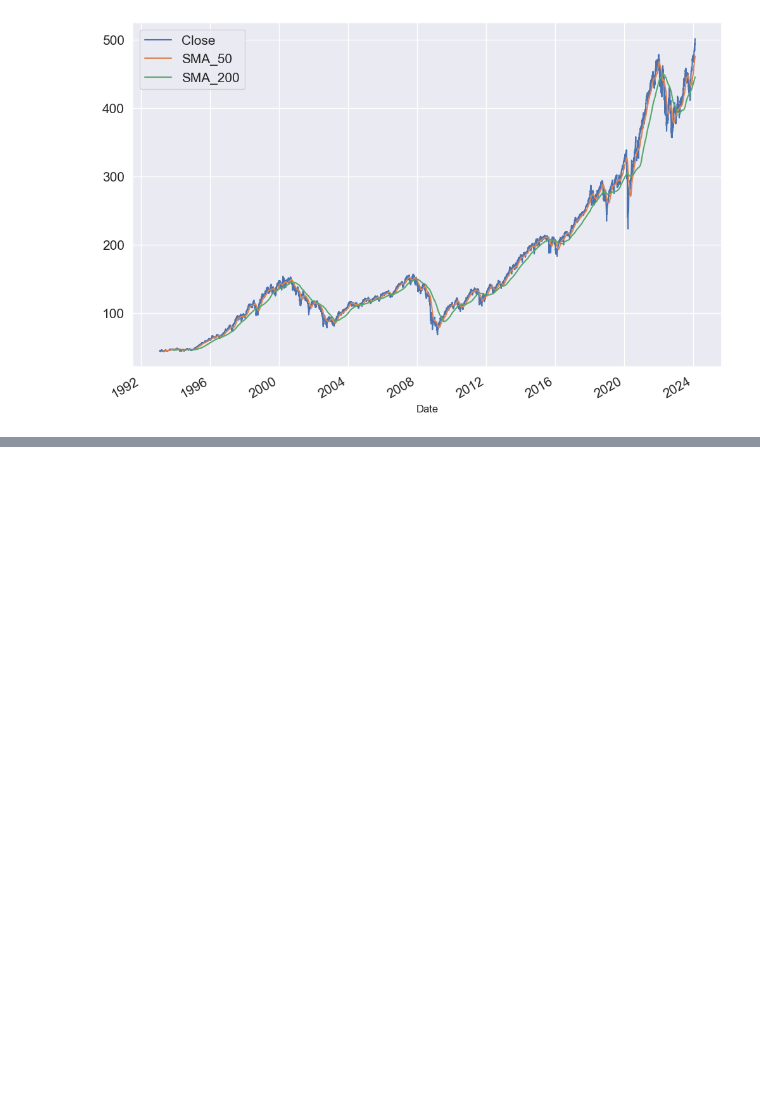
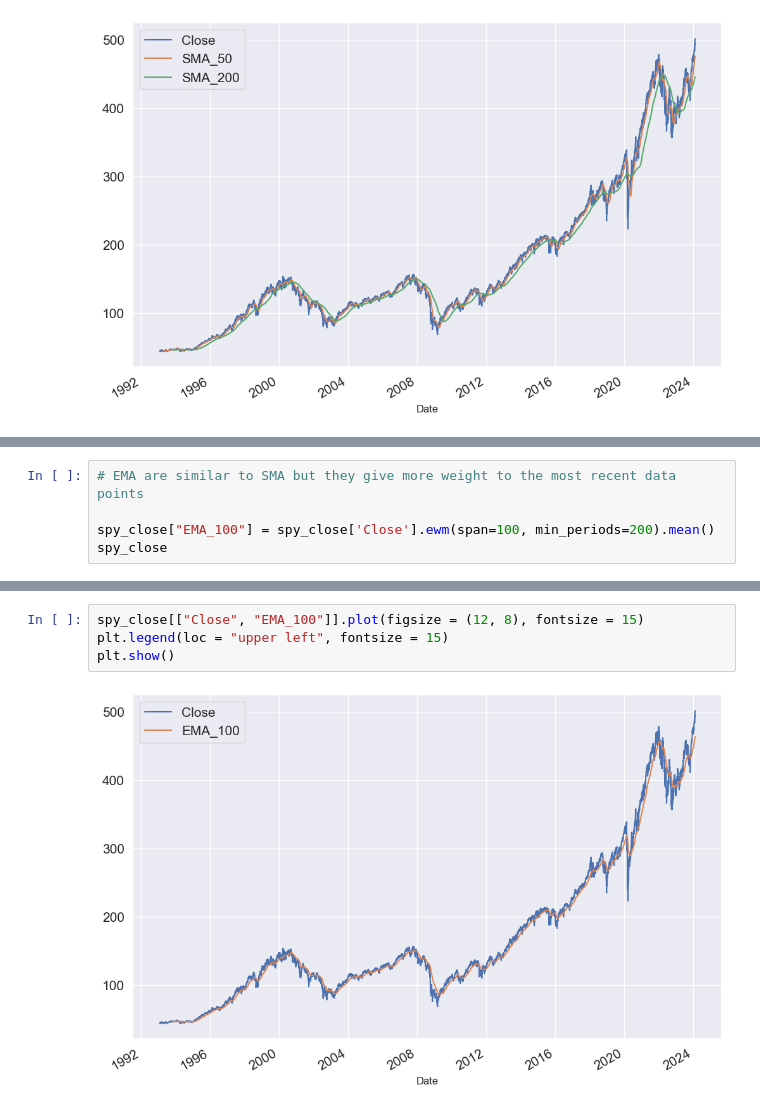
Before and after one commit to Haritosh98/QuantProgram-Python-Algorithmic-Trading, a Jupyter notebook: notebooks/chapter_3_simple_moving_average.ipynb, the cells around one changed output, grey strips where cells are left out. Saved outputs shown, nothing was run; the diff lists cells and outputs as text; blank space fills up the shorter version.

```diff
--- a/notebooks/chapter_3_simple_moving_average.ipynb
+++ b/notebooks/chapter_3_simple_moving_average.ipynb
@@ -271,0 +384,5 @@ plt.show()
+# %%
+# EMA are similar to SMA but they give more weight to the most recent data points
+
+spy_close["EMA_100"] = spy_close['Close'].ewm(span=100, min_periods=200).mean()
+spy_close
@@ -271,0 +404,6 @@ plt.show()
+# %%
+spy_close[["Close", "EMA_100"]].plot(figsize = (12, 8), fontsize = 15)
+plt.legend(loc = "upper left", fontsize = 15)
+plt.show()
+# %% [output]
+[figure, added]
```
Also changed, not shown: parts of 7 cells of this notebook, 9 other files.
